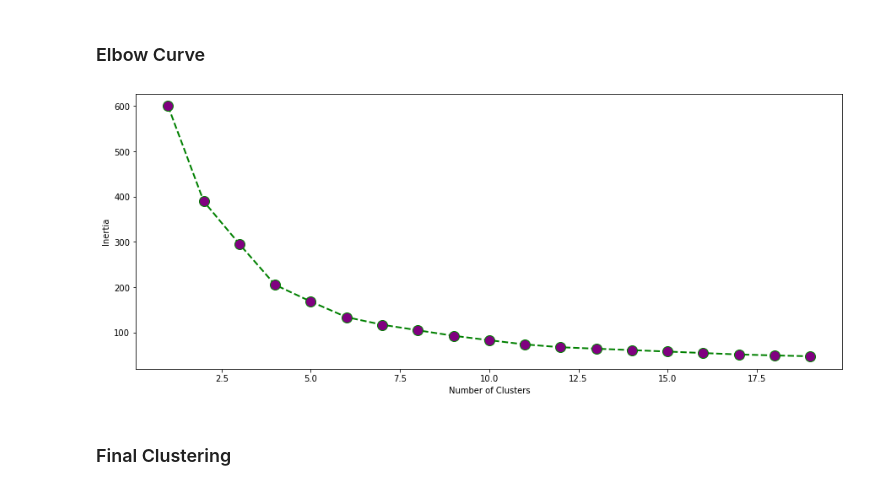
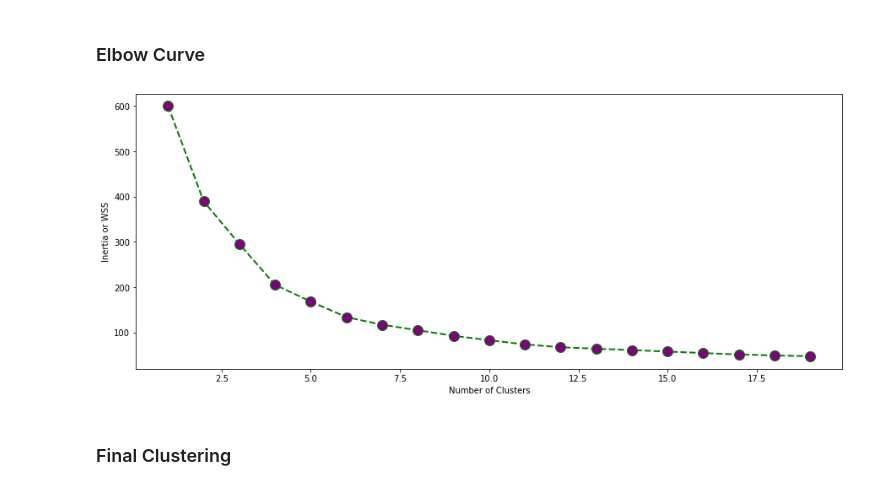
Before and after one commit to kailashnegi/ML-Algorithms-Scikit-Learn-Implementation, a Jupyter notebook: K Means Clustering.ipynb, the cells around one changed output. Drawn from its saved outputs; the diff is of its cells as text; code cells hidden in the pictures.

Commit message:
Added K Means Clustering Notebook

```diff
--- a/K Means Clustering.ipynb
+++ b/K Means Clustering.ipynb
@@ -139,11 +140,11 @@ for n_cluster in range(1 , 20):
 # %%
 plt.figure(1 , figsize = (15 ,6))
 # plt.plot(np.arange(1 , 20) , inertia , 'o')
 plt.plot(np.arange(1 , 20) , inertia , color='green', marker='o', linestyle='dashed',linewidth=2, markersize=12,markerfacecolor='purple')
-plt.xlabel('Number of Clusters') , plt.ylabel('Inertia')
+plt.xlabel('Number of Clusters') , plt.ylabel('Inertia or WSS')
 plt.show()
 # %% [output]
-[figure, old version]
+[figure, new version]
 # %%
 # Let's take k=6 and see how our clusters look
 # %% [markdown]
```
Also changed, not shown: parts of 5 cells of this notebook, 1 other file.
